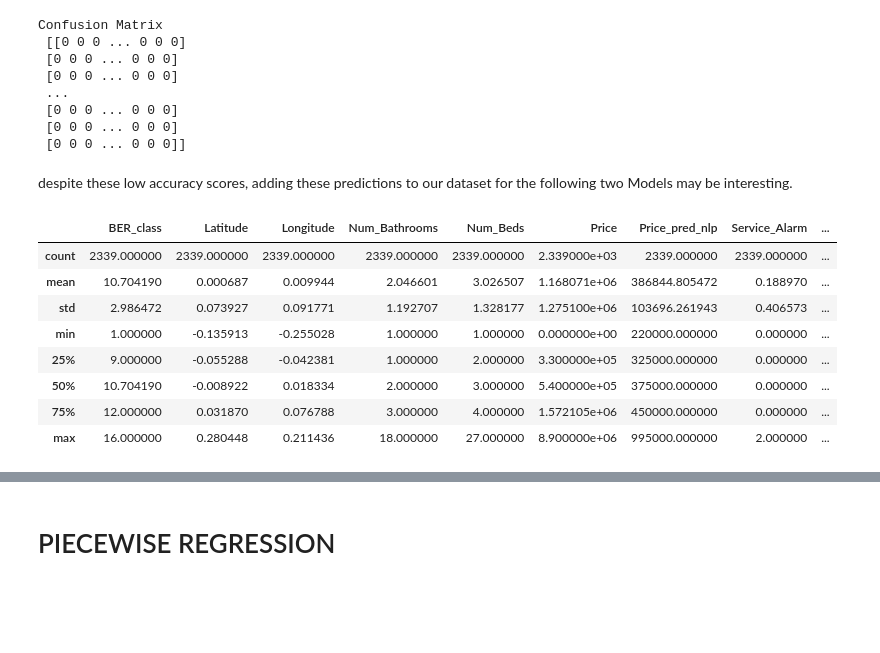
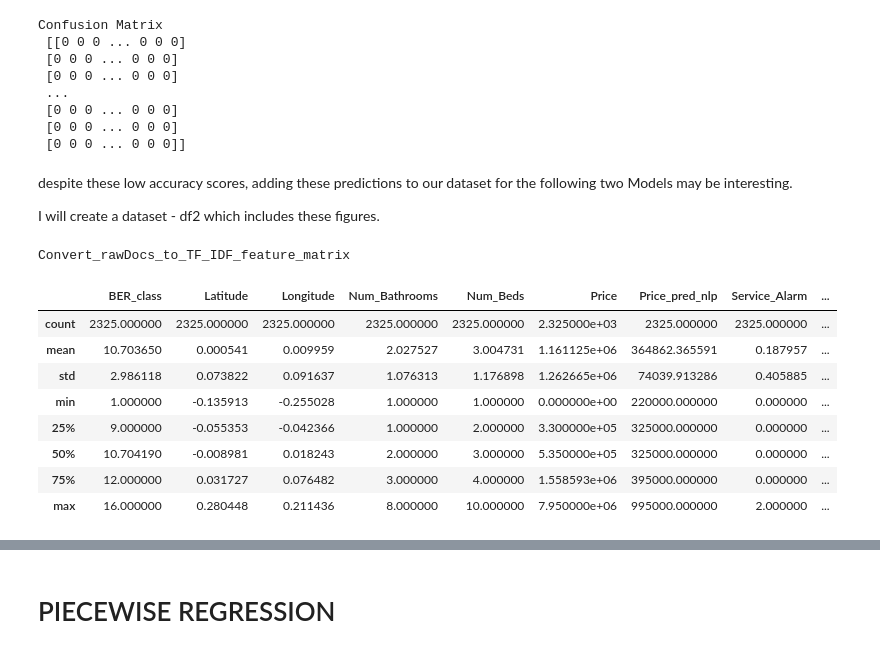
Before and after one commit to tomkeane07/AI-Projects-UL, a Jupyter notebook: semester3/MachineLearningApplications/E3/E3.ipynb, the cells around one changed output, grey strips where cells are left out. Cells and saved outputs as stored; diff of their text form; code cells hidden in the pictures; blank space fills up the shorter version.

```diff
--- a/semester3/MachineLearningApplications/E3/E3.ipynb
+++ b/semester3/MachineLearningApplications/E3/E3.ipynb
@@ -405,3 +402,12 @@ X_train,X_test,y_train,y_test = train_test_split(df.drop(df[['Price']],axis=1),
+# %%
+# from scipy import stats
+# hide_one_hot_encoded_cols(df.loc[:, ~df.columns.str.startswith('Description') &
+#                       ~df.columns.str.startswith('Features')])[(np.abs(stats.zscore(df)) < 3).all(axis=1)]
+
+df['Num_Bathrooms'].values[df['Num_Bathrooms'].values > 8] = 8
+df['Num_Beds'].values[df['Num_Beds'].values > 10] = 10
+# df['Surface'].values[df['Surface'].values == 6705] = 67
+df.drop(df[df.Surface > 800].index, inplace=True)
 # %% [markdown]
 # NATURAL LANGUAGE PROCESSING
 # %% [markdown]
@@ -475,4 +482,5 @@ def nlp_preprocessing(df, col):
 # %%
 nlp_df = nlp_preprocessing(nlp_df, 'Descr_Featu')
-display(nlp_df['Descr_Featu'].tail())
+X = nlp_df.drop("Price", axis = 1)
+y = nlp_df["Price"]
 # %% [output]
@@ -491,12 +497,18 @@ Name: Descr_Featu, dtype: object
 from sklearn.feature_extraction.text import TfidfVectorizer
 from imblearn.combine import SMOTETomek
 
-vectorizer = TfidfVectorizer(stop_words='english', max_features= 300, max_df=0.5, smooth_idf=True)
-# print(vectorizer)
-X = vectorizer.fit_transform(nlp_df['Descr_Featu'])
-y = nlp_df['Price']
-smk= SMOTETomek()
+def nlp_fitting_transforming(X, col):
+  print("Convert_rawDocs_to_TF_IDF_feature_matrix")
+  X_tfid = pd.Series()
+  vectorizer = TfidfVectorizer(stop_words='english', max_features= 300, max_df=0.5, smooth_idf=True)
+  X_tfid = vectorizer.fit_transform(X[col])
+  return X_tfid
 
+X = nlp_df.drop("Price", axis = 1)
+y = nlp_df["Price"]
 X_train, X_test, y_train, y_test = train_test_split(X, y, test_size = 0.20, random_state = 0)
+X_train, X_test = (nlp_fitting_transforming(X_train, 'Descr_Featu'),
+                  nlp_fitting_transforming(X_test, 'Descr_Featu'))
+
 print(f"X_train, X_test shapes:   {np.shape(X_train), np.shape(X_test)}")
 # %% [output]
@@ -511,10 +520,10 @@ display(sns.countplot(y))
 # %%
 # create a model
 from sklearn.linear_model import LogisticRegression
-MNB = LogisticRegression()
+model = LogisticRegression()
 
 # fit to data
-MNB.fit(X_train, y_train)
+model.fit(X_train, y_train)
 # %% [output]
 LogisticRegression(C=1.0, class_weight=None, dual=False, fit_intercept=True,
                    intercept_scaling=1, l1_ratio=None, max_iter=100,
@@ -593,20 +584,22 @@ Confusion Matrix
  [0 0 0 ... 0 0 0]]
 # %% [markdown]
 despite these low accuracy scores, adding these predictions to our dataset for the following two Models may be interesting.
+
+I will create a dataset - df2 which includes these figures.
 # %%
-def sort_columns(df):
-  return df.reindex(sorted(df.columns), axis=1)
-df2 = df
-df2['Price_pred_nlp'] = MNB.predict(X)
+df2 = df.copy()
+df2['Price_pred_nlp'] = model.predict(nlp_fitting_transforming(X, 'Descr_Featu'))
 df2 = sort_columns(df2)
-display(df2.describe())
+display(hide_one_hot_encoded_cols(df2).describe())
+display(hide_one_hot_encoded_cols(df2).tail())
 # %% [output]
+Convert_rawDocs_to_TF_IDF_feature_matrix
 |  | BER_class | Latitude | Longitude | Num_Bathrooms | Num_Beds | Price | Price_pred_nlp | Service_Alarm | ... |
-| count | 2339.000000 | 2339.000000 | 2339.000000 | 2339.000000 | 2339.000000 | 2.339000e+03 | 2339.000000 | 2339.000000 | ... |
-| mean | 10.704190 | 0.000687 | 0.009944 | 2.046601 | 3.026507 | 1.168071e+06 | 386844.805472 | 0.188970 | ... |
-| std | 2.986472 | 0.073927 | 0.091771 | 1.192707 | 1.328177 | 1.275100e+06 | 103696.261943 | 0.406573 | ... |
+| count | 2325.000000 | 2325.000000 | 2325.000000 | 2325.000000 | 2325.000000 | 2.325000e+03 | 2325.000000 | 2325.000000 | ... |
+| mean | 10.703650 | 0.000541 | 0.009959 | 2.027527 | 3.004731 | 1.161125e+06 | 364862.365591 | 0.187957 | ... |
+| std | 2.986118 | 0.073822 | 0.091637 | 1.076313 | 1.176898 | 1.262665e+06 | 74039.913286 | 0.405885 | ... |
 | min | 1.000000 | -0.135913 | -0.255028 | 1.000000 | 1.000000 | 0.000000e+00 | 220000.000000 | 0.000000 | ... |
-| 25% | 9.000000 | -0.055288 | -0.042381 | 1.000000 | 2.000000 | 3.300000e+05 | 325000.000000 | 0.000000 | ... |
-| 50% | 10.704190 | -0.008922 | 0.018334 | 2.000000 | 3.000000 | 5.400000e+05 | 375000.000000 | 0.000000 | ... |
-| 75% | 12.000000 | 0.031870 | 0.076788 | 3.000000 | 4.000000 | 1.572105e+06 | 450000.000000 | 0.000000 | ... |
-| max | 16.000000 | 0.280448 | 0.211436 | 18.000000 | 27.000000 | 8.900000e+06 | 995000.000000 | 2.000000 | ... |
+| 25% | 9.000000 | -0.055353 | -0.042366 | 1.000000 | 2.000000 | 3.300000e+05 | 325000.000000 | 0.000000 | ... |
+| 50% | 10.704190 | -0.008981 | 0.018243 | 2.000000 | 3.000000 | 5.350000e+05 | 325000.000000 | 0.000000 | ... |
+| 75% | 12.000000 | 0.031727 | 0.076482 | 3.000000 | 4.000000 | 1.558593e+06 | 395000.000000 | 0.000000 | ... |
+| max | 16.000000 | 0.280448 | 0.211436 | 8.000000 | 10.000000 | 7.950000e+06 | 995000.000000 | 2.000000 | ... |
```
Also changed, not shown: parts of 35 cells of this notebook.
